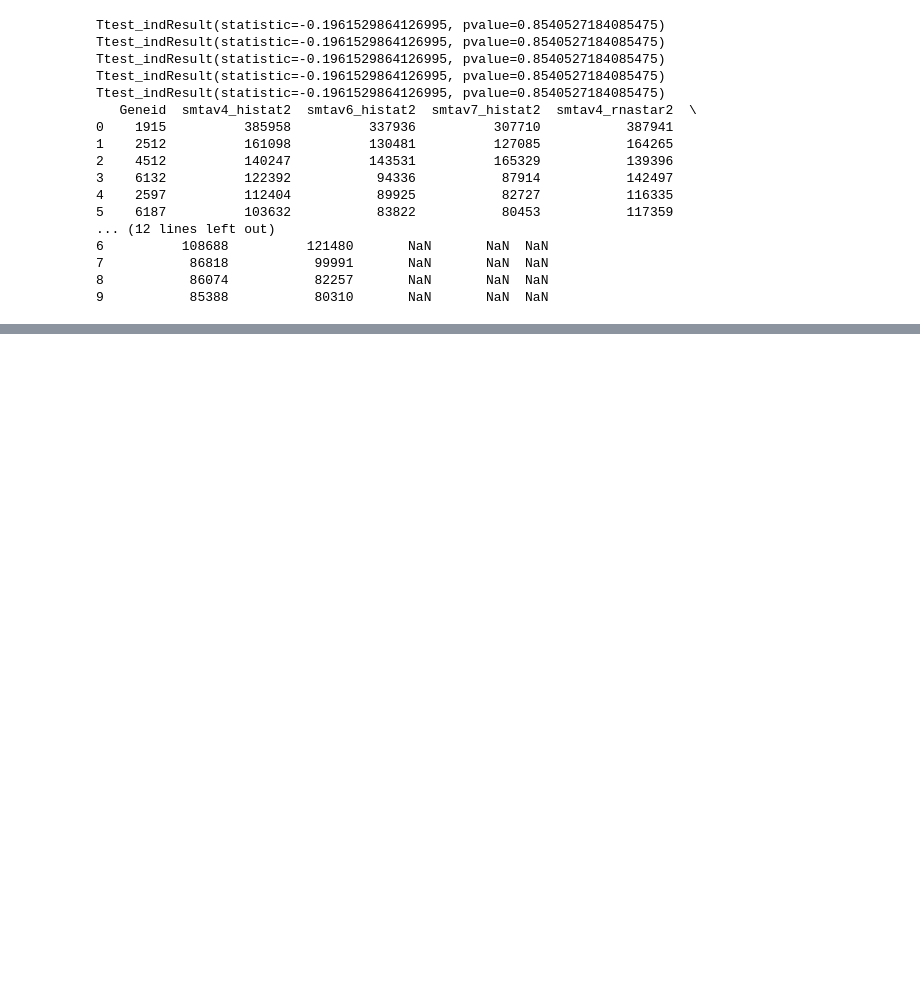
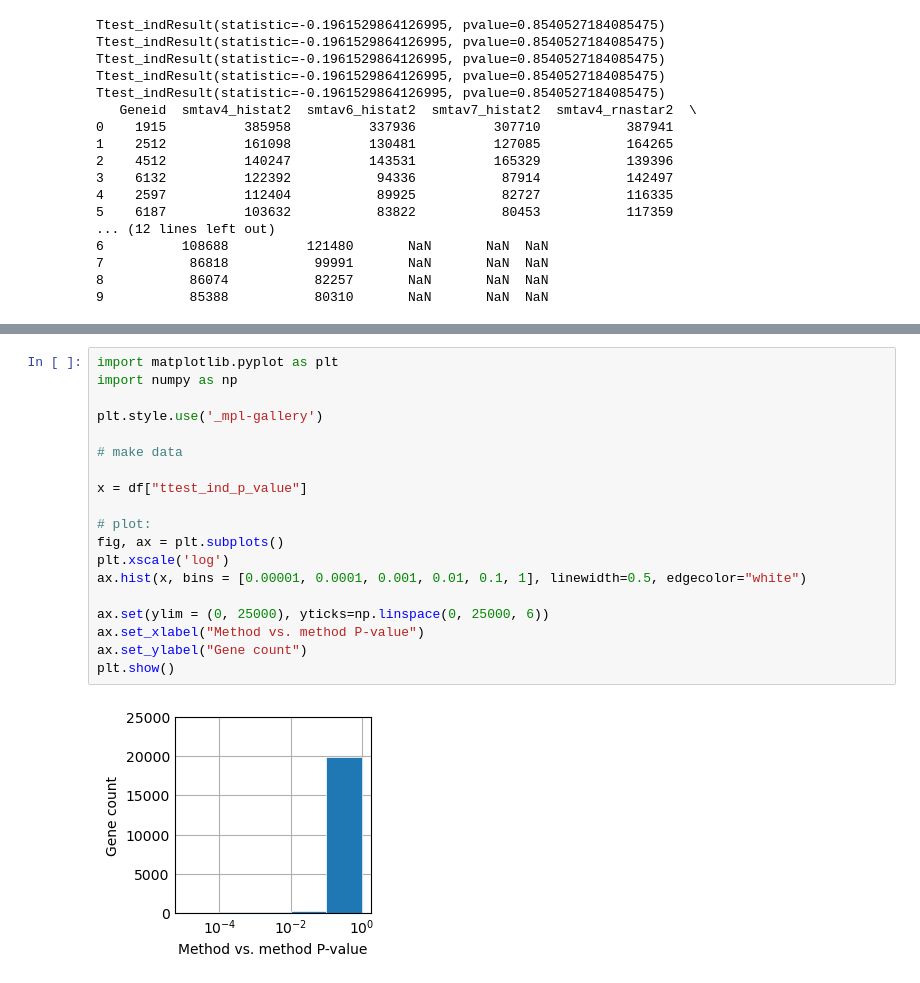
Before and after one commit to drsimonturega/rna_seq_replicate_analysis, a Jupyter notebook: rna_seq_pandas_001.ipynb, the cells around one changed output, grey strips where cells are left out. Drawn from its saved outputs; the diff is of its cells as text; blank space fills up the shorter version.

```diff
--- a/rna_seq_pandas_001.ipynb
+++ b/rna_seq_pandas_001.ipynb
@@ -145,0 +197,21 @@ print(df.tail(10))
+# %%
+import matplotlib.pyplot as plt
+import numpy as np
+
+plt.style.use('_mpl-gallery')
+
+# make data
+
+x = df["ttest_ind_p_value"]
+
+# plot:
+fig, ax = plt.subplots()
+plt.xscale('log')
+ax.hist(x, bins = [0.00001, 0.0001, 0.001, 0.01, 0.1, 1], linewidth=0.5, edgecolor="white")
+
+ax.set(ylim = (0, 25000), yticks=np.linspace(0, 25000, 6))
+ax.set_xlabel("Method vs. method P-value")
+ax.set_ylabel("Gene count")
+plt.show()
+# %% [output]
+[figure, added]
```
Also changed, not shown: parts of 5 cells of this notebook.
